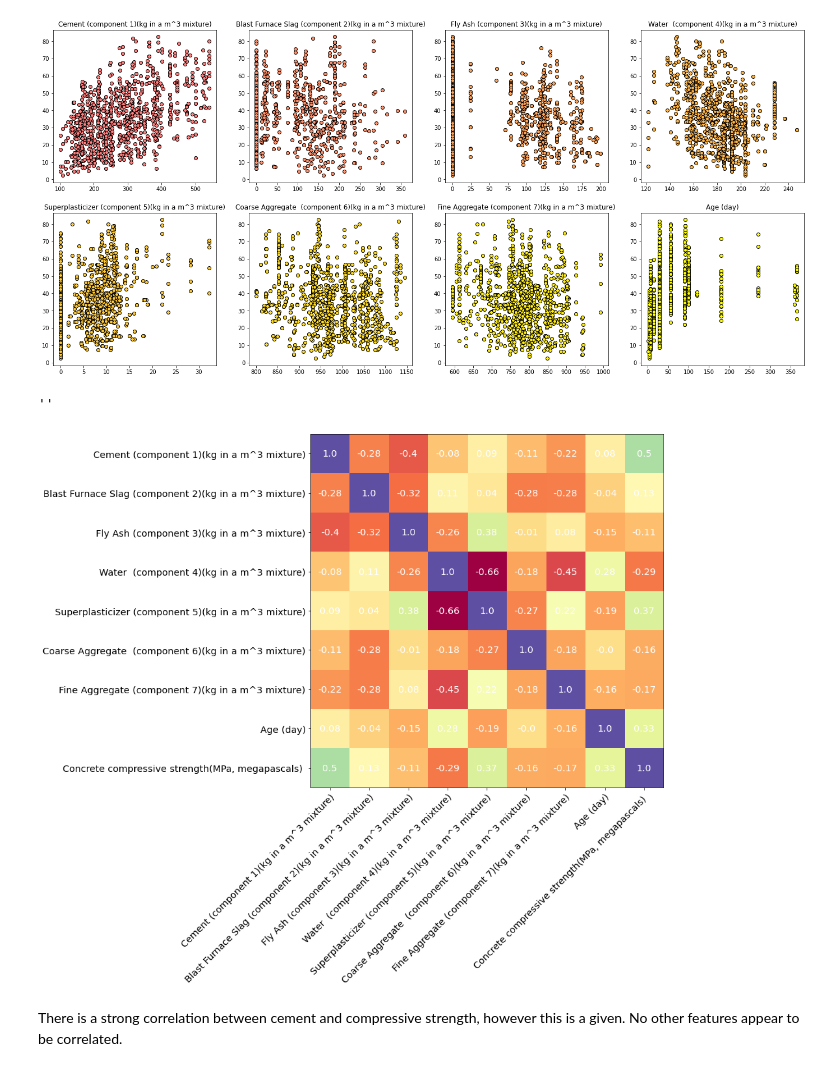
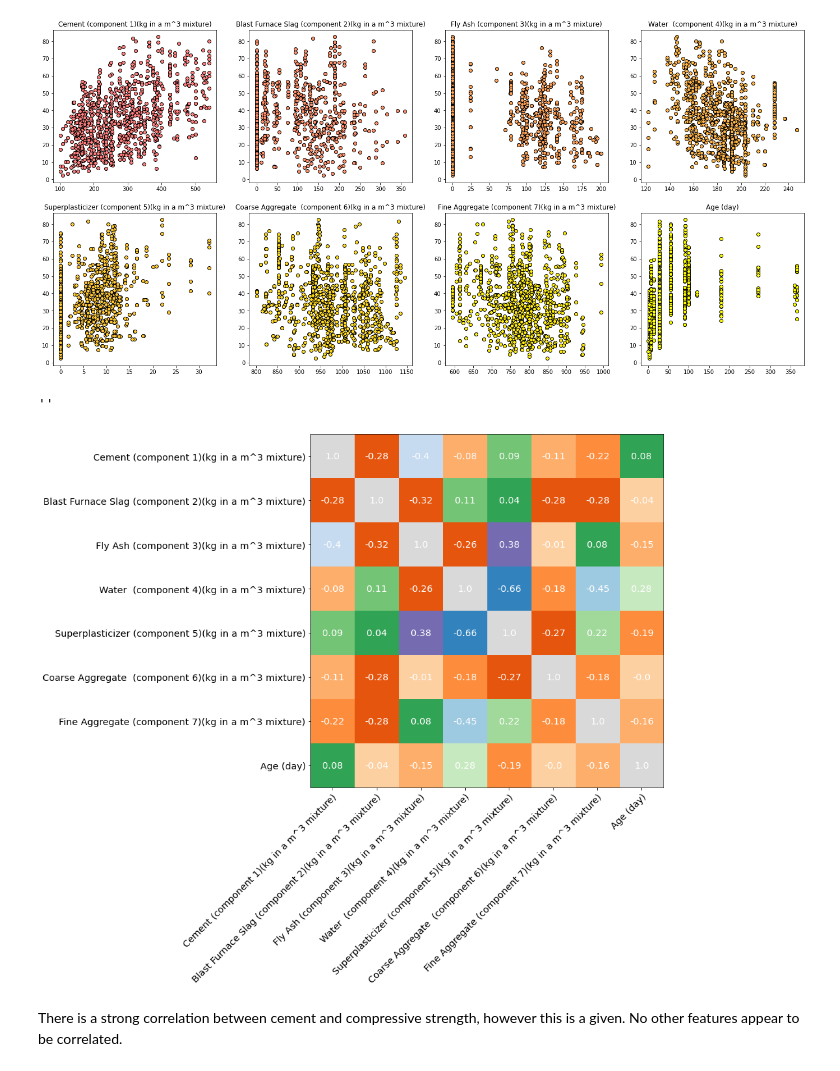
Before and after one commit to tmcque9/ConcreteCompressiveStrength, a Jupyter notebook: Concrete_Compressive_Strength.ipynb, the cells around one changed output. Cells and saved outputs as stored; diff of their text form; code cells hidden in the pictures.

```diff
--- a/Concrete_Compressive_Strength.ipynb
+++ b/Concrete_Compressive_Strength.ipynb
@@ -36,7 +35,8 @@ import warnings
 * XGBoost
 # %%
 #@title
-data = pd.read_csv('https://raw.githubusercontent.com/tmcque9/ConcreteCompressiveStrength/main/Concrete%20Compressive%20Strength.csv')
+# data = pd.read_csv('https://raw.githubusercontent.com/tmcque9/ConcreteCompressiveStrength/main/Concrete%20Compressive%20Strength.csv')
+data = pd.read_csv('Concrete Compressive Strength.csv')
 X = data.iloc[:, :-1]
 Y = data.iloc[:, -1]
 # %% [markdown]
@@ -107,29 +107,29 @@ for ax, column, color in zip(axes.flat, [c for c in X.columns], [cmap(x) for x i
 # %%
 #@title How features are related to the Target column
 fig, ax = plt.subplots(figsize=(10,10))
 
-cmap = get_cmap('Spectral')
+cmap = get_cmap('tab20c')
 
-corr = data.corr()
+corr = X.corr()
 ax.imshow(corr, cmap=cmap)
 
 # We want to show all ticks...
-ax.set_xticks(np.arange(len(data.columns)))
-ax.set_yticks(np.arange(len(data.columns)))
+ax.set_xticks(np.arange(len(X.columns)))
+ax.set_yticks(np.arange(len(X.columns)))
 # ... and label them with the respective list entries
-ax.set_xticklabels(data.columns, fontsize='x-large')
-ax.set_yticklabels(data.columns, fontsize='x-large')
+ax.set_xticklabels(X.columns, fontsize='x-large')
+ax.set_yticklabels(X.columns, fontsize='x-large')
 plt.setp(ax.get_xticklabels(), rotation=45, ha="right",
          rotation_mode="anchor")
 
 # Loop over data dimensions and create text annotations.
-for i in range(len(data.columns)):
-    for j in range(len(data.columns)):
+for i in range(len(X.columns)):
+    for j in range(len(X.columns)):
         text = ax.text(j, i, np.round(corr.iloc[i, j], 2), ha="center", va="center", color="w", fontsize='x-large')
 ;
 # %% [output]
 ''
-[figure, old version]
+[figure, new version]
 # %% [markdown]
 There is a strong correlation between cement and compressive strength, however this is a given. No other features appear to be correlated.
 # %%
```
Also changed, not shown: parts of 9 cells of this notebook, 3 other files.
